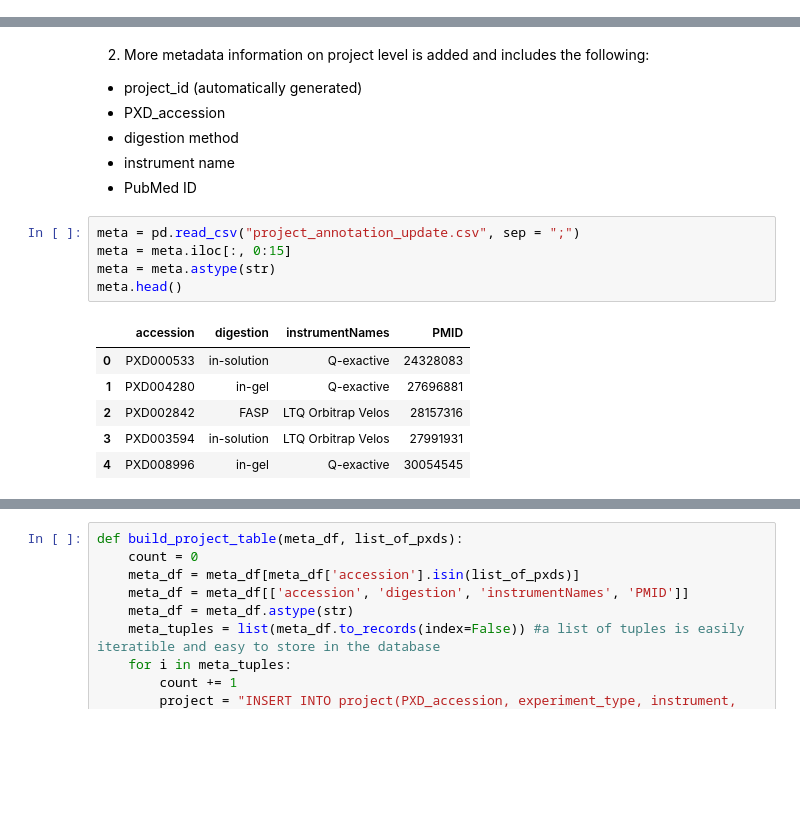
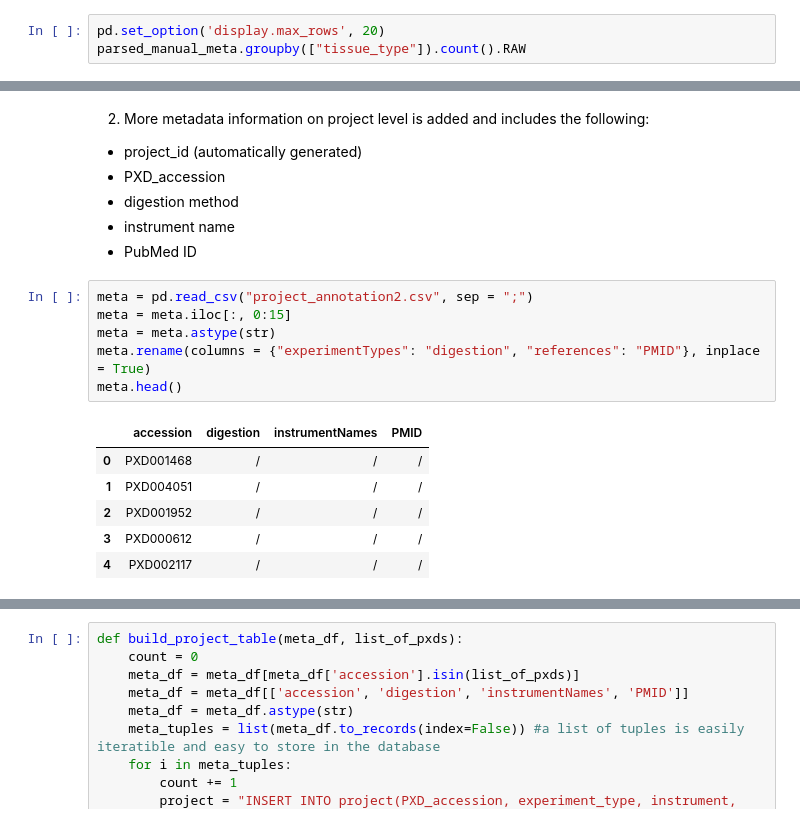
Before and after one commit to SamvPy/Master_thesis_AJ_22_23, a Jupyter notebook: master_thesis/Database/database_parser.ipynb, the cells around one changed output, grey strips where cells are left out. Drawn from its saved outputs; the diff is of its cells as text; blank space fills up the shorter version.

```diff
--- a/master_thesis/Database/database_parser.ipynb
+++ b/master_thesis/Database/database_parser.ipynb
@@ -35,0 +142,3 @@ reasons for dropping projects:
+# %%
+pd.set_option('display.max_rows', 20)
+parsed_manual_meta.groupby(["tissue_type"]).count().RAW
@@ -86,14 +218,15 @@ manual_meta.shape
 - instrument name
 - PubMed ID
 # %%
-meta = pd.read_csv("project_annotation_update.csv", sep = ";")
+meta = pd.read_csv("project_annotation2.csv", sep = ";")
 meta = meta.iloc[:, 0:15]
 meta = meta.astype(str)
+meta.rename(columns = {"experimentTypes": "digestion", "references": "PMID"}, inplace = True)
 meta.head()
 # %% [output]
 |  | accession | digestion | instrumentNames | PMID |
-| 0 | PXD000533 | in-solution | Q-exactive | 24328083 |
-| 1 | PXD004280 | in-gel | Q-exactive | 27696881 |
-| 2 | PXD002842 | FASP | LTQ Orbitrap Velos | 28157316 |
-| 3 | PXD003594 | in-solution | LTQ Orbitrap Velos | 27991931 |
-| 4 | PXD008996 | in-gel | Q-exactive | 30054545 |
+| 0 | PXD001468 | / | / | / |
+| 1 | PXD004051 | / | / | / |
+| 2 | PXD001952 | / | / | / |
+| 3 | PXD000612 | / | / | / |
+| 4 | PXD002117 | / | / | / |
```
Also changed, not shown: parts of 22 cells of this notebook, 8 other files.
